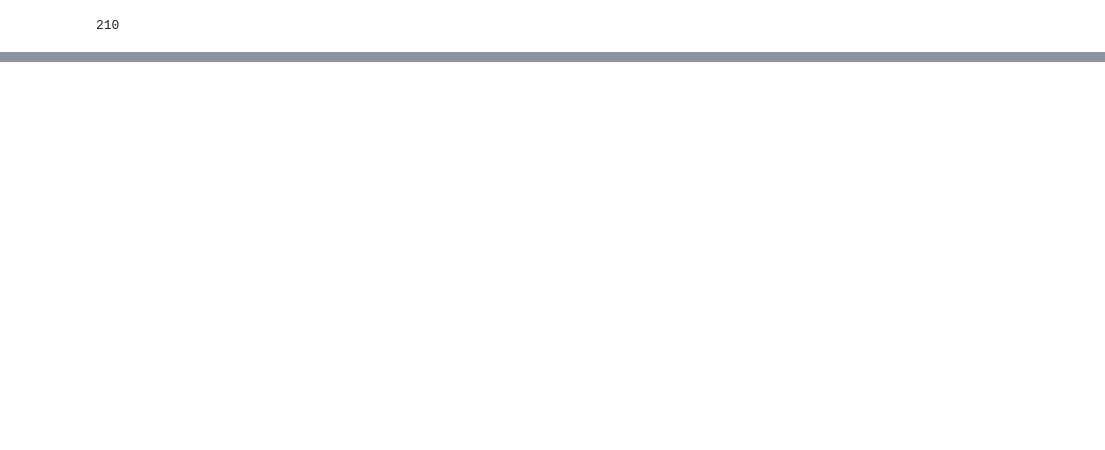
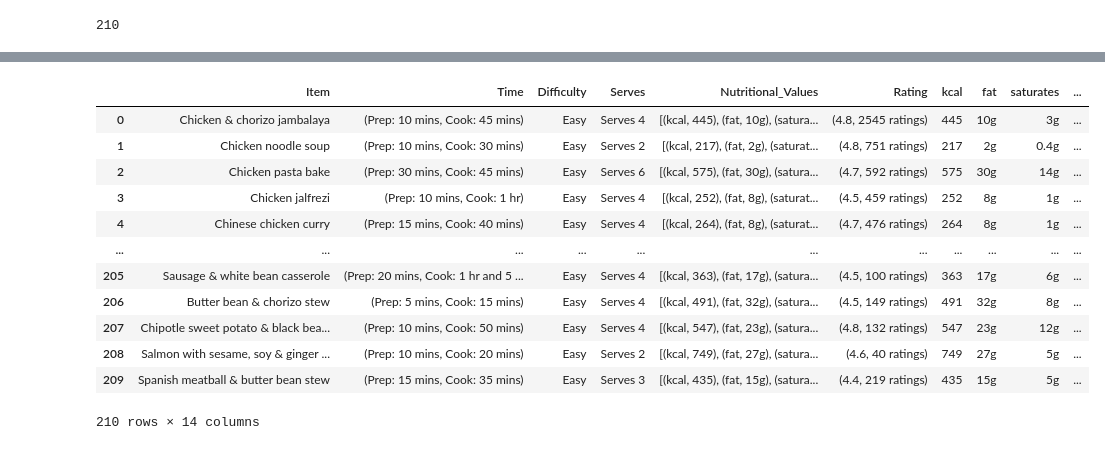
Before and after one commit to RADHASHREE26/BBC_GoodFoods, a Jupyter notebook: BBC Foods.ipynb, the cells around one changed output, grey strips where cells are left out. Saved outputs shown, nothing was run; the diff lists cells and outputs as text; code cells hidden in the pictures; blank space fills up the shorter version.

Commit message:
Modifying columns

```diff
--- a/BBC Foods.ipynb
+++ b/BBC Foods.ipynb
@@ -238,7 +236,7 @@ for url in parent:
     #getting ratings for popularity
     rating = func_rating(doc)
 
-    df1.append({'Item': title.text, 'Time': time, 'Difficulty': difficulty, 'Serves': serves, 'Nutritional Values': nutritions, 'Rating': rating})
+    df1.append({'Item': title.text, 'Time': time, 'Difficulty': difficulty, 'Serves': serves, 'Nutritional_Values': nutritions, 'Rating': rating})
 # %% [output]
 Chicken & chorizo jambalaya
 Chicken noodle soup
@@ -260,3 +258,3 @@ Salmon with sesame, soy & ginger noodles
 # %%
 import pandas as pd
-pd.DataFrame(df1)
+df1=pd.DataFrame(df1)
@@ -276,0 +277,2 @@ pd.DataFrame(df1)
+# %%
+df2=df1.copy()
@@ -276,0 +319,18 @@ pd.DataFrame(df1)
+# %%
+df2[['kcal', 'fat', 'saturates', 'carbs','sugars','fibre','protein','salt']] = df2['Nutritional_Values'].apply(lambda x: pd.Series(dict(x)))
+# %%
+df2
+# %% [output]
+|  | Item | Time | Difficulty | Serves | Nutritional_Values | Rating | kcal | fat | saturates | ... |
+| 0 | Chicken & chorizo jambalaya | (Prep: 10 mins, Cook: 45 mins) | Easy | Serves 4 | [(kcal, 445), (fat, 10g), (satura... | (4.8, 2545 ratings) | 445 | 10g | 3g | ... |
+| 1 | Chicken noodle soup | (Prep: 10 mins, Cook: 30 mins) | Easy | Serves 2 | [(kcal, 217), (fat, 2g), (saturat... | (4.8, 751 ratings) | 217 | 2g | 0.4g | ... |
+| 2 | Chicken pasta bake | (Prep: 30 mins, Cook: 45 mins) | Easy | Serves 6 | [(kcal, 575), (fat, 30g), (satura... | (4.7, 592 ratings) | 575 | 30g | 14g | ... |
+| 3 | Chicken jalfrezi | (Prep: 10 mins, Cook: 1 hr) | Easy | Serves 4 | [(kcal, 252), (fat, 8g), (saturat... | (4.5, 459 ratings) | 252 | 8g | 1g | ... |
+| 4 | Chinese chicken curry | (Prep: 15 mins, Cook: 40 mins) | Easy | Serves 4 | [(kcal, 264), (fat, 8g), (saturat... | (4.7, 476 ratings) | 264 | 8g | 1g | ... |
+| ... | ... | ... | ... | ... | ... | ... | ... | ... | ... | ... |
+| 205 | Sausage & white bean casserole | (Prep: 20 mins, Cook: 1 hr and 5 ... | Easy | Serves 4 | [(kcal, 363), (fat, 17g), (satura... | (4.5, 100 ratings) | 363 | 17g | 6g | ... |
+| 206 | Butter bean & chorizo stew | (Prep: 5 mins, Cook: 15 mins) | Easy | Serves 4 | [(kcal, 491), (fat, 32g), (satura... | (4.5, 149 ratings) | 491 | 32g | 8g | ... |
+| 207 | Chipotle sweet potato & black bea... | (Prep: 10 mins, Cook: 50 mins) | Easy | Serves 4 | [(kcal, 547), (fat, 23g), (satura... | (4.8, 132 ratings) | 547 | 23g | 12g | ... |
+| 208 | Salmon with sesame, soy & ginger ... | (Prep: 10 mins, Cook: 20 mins) | Easy | Serves 2 | [(kcal, 749), (fat, 27g), (satura... | (4.6, 40 ratings) | 749 | 27g | 5g | ... |
+| 209 | Spanish meatball & butter bean stew | (Prep: 15 mins, Cook: 35 mins) | Easy | Serves 3 | [(kcal, 435), (fat, 15g), (satura... | (4.4, 219 ratings) | 435 | 15g | 5g | ... |
+210 rows × 14 columns
```
Also changed, not shown: parts of 14 cells of this notebook.
